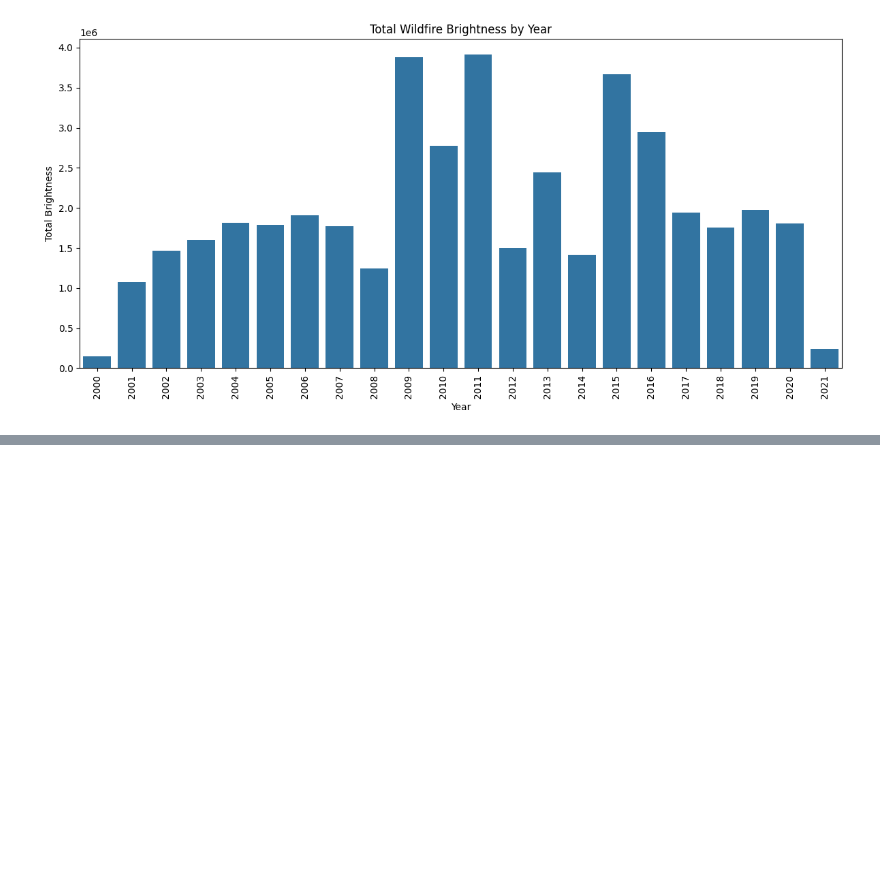
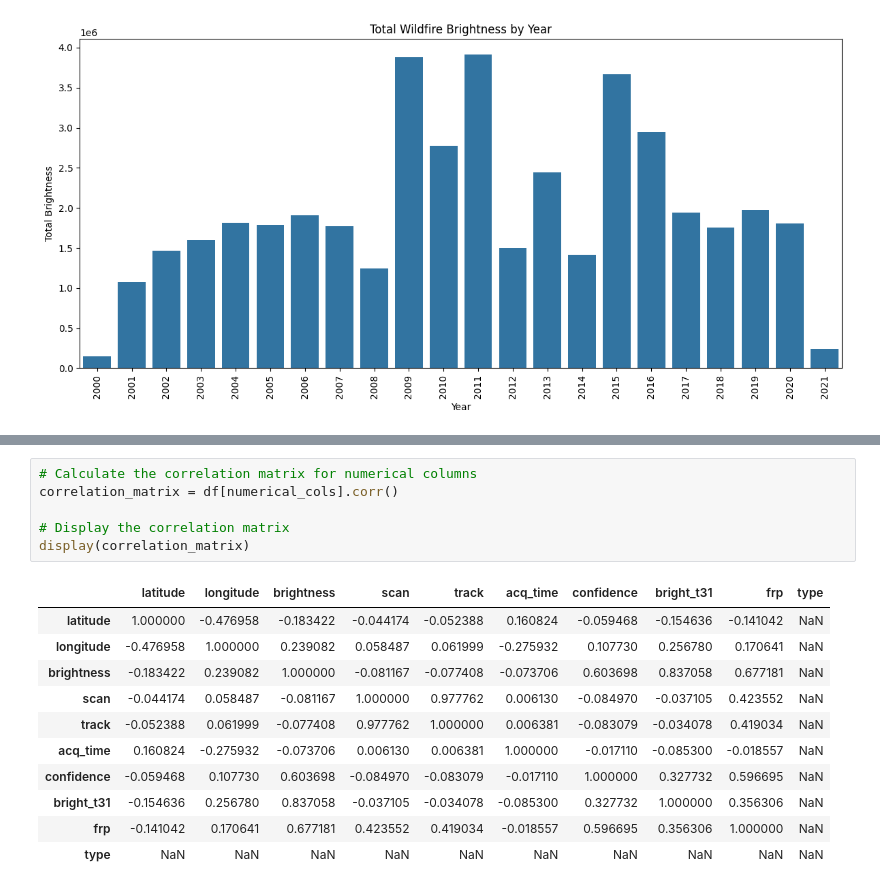
Before and after one commit to bluster-afk/MLPC, a Jupyter notebook: assignment.ipynb, the cells around one changed output, grey strips where cells are left out. Saved outputs shown, nothing was run; the diff lists cells and outputs as text; blank space fills up the shorter version.

```diff
--- a/assignment.ipynb
+++ b/assignment.ipynb
@@ -347,2 +347,20 @@ display(performance_df)
 | 1 | MSE | 8.390000 | 2.780013 |
 | 2 | R-squared | 0.940000 | 0.980395 |
+# %%
+# Calculate the correlation matrix for numerical columns
+correlation_matrix = df[numerical_cols].corr()
+
+# Display the correlation matrix
+display(correlation_matrix)
+# %% [output]
+|  | latitude | longitude | brightness | scan | track | acq_time | confidence | bright_t31 | frp | type |
+| latitude | 1.000000 | -0.476958 | -0.183422 | -0.044174 | -0.052388 | 0.160824 | -0.059468 | -0.154636 | -0.141042 | NaN |
+| longitude | -0.476958 | 1.000000 | 0.239082 | 0.058487 | 0.061999 | -0.275932 | 0.107730 | 0.256780 | 0.170641 | NaN |
+| brightness | -0.183422 | 0.239082 | 1.000000 | -0.081167 | -0.077408 | -0.073706 | 0.603698 | 0.837058 | 0.677181 | NaN |
+| scan | -0.044174 | 0.058487 | -0.081167 | 1.000000 | 0.977762 | 0.006130 | -0.084970 | -0.037105 | 0.423552 | NaN |
+| track | -0.052388 | 0.061999 | -0.077408 | 0.977762 | 1.000000 | 0.006381 | -0.083079 | -0.034078 | 0.419034 | NaN |
+| acq_time | 0.160824 | -0.275932 | -0.073706 | 0.006130 | 0.006381 | 1.000000 | -0.017110 | -0.085300 | -0.018557 | NaN |
+| confidence | -0.059468 | 0.107730 | 0.603698 | -0.084970 | -0.083079 | -0.017110 | 1.000000 | 0.327732 | 0.596695 | NaN |
+| bright_t31 | -0.154636 | 0.256780 | 0.837058 | -0.037105 | -0.034078 | -0.085300 | 0.327732 | 1.000000 | 0.356306 | NaN |
+| frp | -0.141042 | 0.170641 | 0.677181 | 0.423552 | 0.419034 | -0.018557 | 0.596695 | 0.356306 | 1.000000 | NaN |
+| type | NaN | NaN | NaN | NaN | NaN | NaN | NaN | NaN | NaN | NaN |
```
Also changed, not shown: parts of 6 cells of this notebook.
